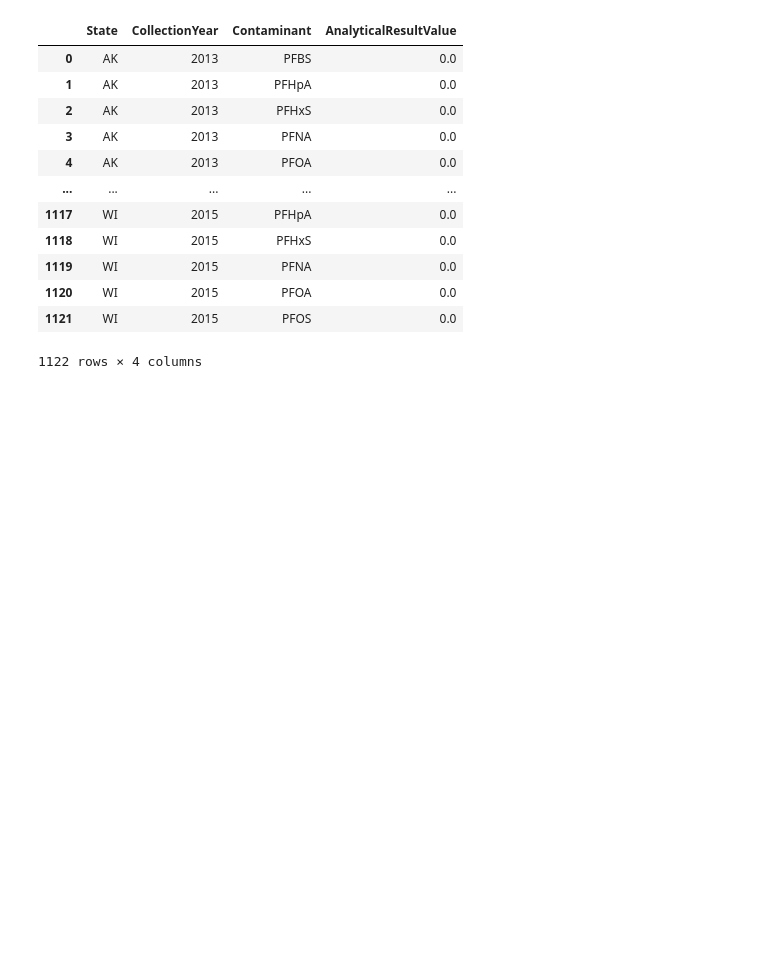
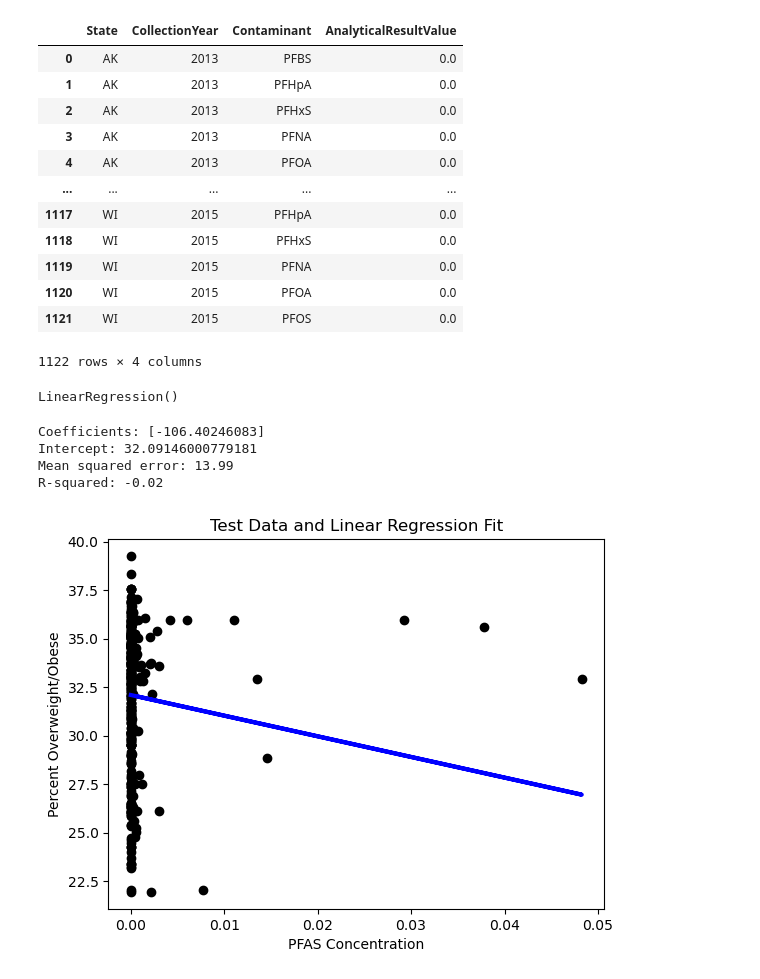
Before and after one commit to ijena/pfas_health_issues, a Jupyter notebook: PFAS_Health_Research/PFAS_Health_Obesity_dataset.ipynb, the cells around one changed output. Saved outputs shown, nothing was run; the diff lists cells and outputs as text; code cells hidden in the pictures; blank space fills up the shorter version.

Commit message:
Made a linear regression model using the merged BRFSS and PFAS dataset

```diff
--- a/PFAS_Health_Research/PFAS_Health_Obesity_dataset.ipynb
+++ b/PFAS_Health_Research/PFAS_Health_Obesity_dataset.ipynb
@@ -268,3 +271,45 @@ ucmr_3_preprocessed_dataset
 merged_ucmr_3_merged_brfss_preprocessed_obesity_and_overwight_data = pd.merge(ucmr_3_brfss_preprocessed_obesity_and_overweight_data,ucmr_3_preprocessed_dataset,left_on =['LocationAbbr','YearStart'], right_on =['State','CollectionYear'],how='inner')
 # %%
 merged_ucmr_3_merged_brfss_preprocessed_obesity_and_overwight_data.to_csv(r'C:\Users\idhan\Downloads\pfas_health_issues\data\merged_ucmr_3_brfss_preprocessed_obesity_and_overweight_data.csv')
+# %%
+#X is pfas_value is the independent variable whereas y is percentage_overweight_obese is the dependent variable for the Linear Regression model
+X = merged_ucmr_3_merged_brfss_preprocessed_obesity_and_overwight_data['AnalyticalResultValue'].values.reshape(-1,1)
+y = merged_ucmr_3_merged_brfss_preprocessed_obesity_and_overwight_data['Data_Value'].values
+# %%
+#splitting the dataset into training and testing values in a 80-20 split respectively
+X_train, X_test, y_train, y_test = train_test_split(X, y, test_size=0.2, random_state=1)
+# %%
+#Creating a linear regression model and fitting the model to the training values
+linear_regression_model = LinearRegression()
+linear_regression_model.fit(X_train,y_train)
+# %% [output]
+LinearRegression()
+# %%
+#using the testing values of X and the linear regression model and
+y_pred = linear_regression_model.predict(X_test)
+# %%
+#calculate the MSE and R2 score
+mse = mean_squared_error(y_test, y_pred)
+r2 = r2_score(y_test, y_pred)
+#coefficient means how much y changes for each unit change in x
+print(f"Coefficients: {linear_regression_model.coef_}")
+#intercept is y value when x is 0
+print(f"Intercept: {linear_regression_model.intercept_}")
+print(f"Mean squared error: {mse:.2f}")
+# r-squared value of 1 is perfect
+print(f"R-squared: {r2:.2f}")
+# %% [output]
+Coefficients: [-106.40246083]
+Intercept: 32.09146000779181
+Mean squared error: 13.99
+R-squared: -0.02
+# %%
+
+plt.scatter(X_test, y_test, color='black')
+plt.plot(X_test, y_pred, color='blue', linewidth=3)
+plt.xlabel('PFAS Concentration')
+plt.ylabel('Percent Overweight/Obese')
+plt.title('Test Data and Linear Regression Fit')
+plt.show()
+# %% [output]
+[figure, added]
```
Also changed, not shown: parts of 1 cell of this notebook.
